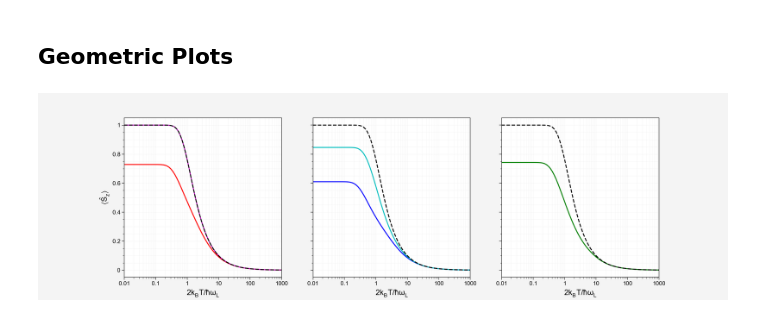
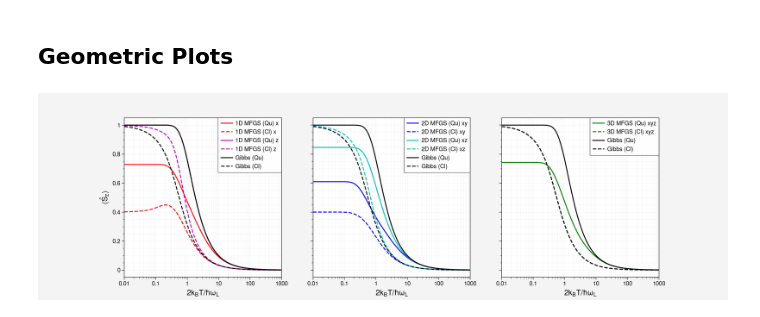
Before and after one commit to quantum-exeter/QuantumSpinDynamics, a Jupyter notebook: plot/plotStatics.ipynb, the cells around one changed output. Saved outputs shown, nothing was run; the diff lists cells and outputs as text; code cells hidden in the pictures.

Commit message:
Classical MFGS curves added.

```diff
--- a/plot/plotStatics.ipynb
+++ b/plot/plotStatics.ipynb
@@ -74,13 +56,19 @@ plt.savefig("C://Users//crh222//Dropbox//PhD//1. RC Mapping//Graphs//MFGS1D_thet
 # %% [markdown]
 ## Geometric Plots ##
 # %%
-dataG = np.array(pd.read_csv(r'C://Users//crh222//Data//Statics//gibbs.csv'))
+dataG = np.array(pd.read_csv(r'C://Users//crh222//Data//Quantum//Statics//Gibbs.csv'))
 # %%
-data1D_x = np.array(pd.read_csv(r'C://Users//crh222//Data//Statics//mfgs1D_x_prme100.csv'))
-data1D_z = np.array(pd.read_csv(r'C://Users//crh222//Data//Statics//mfgs1D_z_prme100.csv'))
-data2D_xy = np.array(pd.read_csv(r'C://Users//crh222//Data//Statics//mfgs2D_xy_prme15.csv'))
-data2D_xz = np.array(pd.read_csv(r'C://Users//crh222//Data//Statics//mfgs2D_xz_prme15.csv'))
-data3D_xyz = np.array(pd.read_csv(r'C://Users//crh222//Data//Statics//mfgs3D_xyz_prme5.csv'))
+data1D_x = np.array(pd.read_csv(r'C://Users//crh222//Data//Quantum//Statics//MFGS_1D_x_prma_100.csv'))
+data1D_z = np.array(pd.read_csv(r'C://Users//crh222//Data//Quantum//Statics//MFGS_1D_z_prma_100.csv'))
+data2D_xy = np.array(pd.read_csv(r'C://Users//crh222//Data//Quantum//Statics//MFGS_2D_xy_prma_10.csv'))
+data2D_xz = np.array(pd.read_csv(r'C://Users//crh222//Data//Quantum//Statics//MFGS_2D_xz_prma_10.csv'))
+data3D_xyz = np.array(pd.read_csv(r'C://Users//crh222//Data//Quantum//Statics//MFGS_3D_xyz_prma_5.csv'))
+
+data1D_x_cl = np.array(pd.read_csv(r'C://Users//crh222//Data//Classical//MFGS_1D_x_prma.csv'))
+data1D_z_cl = np.array(pd.read_csv(r'C://Users//crh222//Data//Classical//MFGS_1D_z_prma.csv'))
+data2D_xy_cl = np.array(pd.read_csv(r'C://Users//crh222//Data//Classical//MFGS_2D_xy_prma.csv'))
+data2D_xz_cl = np.array(pd.read_csv(r'C://Users//crh222//Data//Classical//MFGS_2D_xz_prma.csv'))
+data3D_xyz_cl = np.array(pd.read_csv(r'C://Users//crh222//Data//Classical//MFGS_3D_xyz_prma.csv'))
 # %%
 fig, ax = plt.subplots(1, 3, figsize=(15, 4.5))  #size in inches
 
@@ -88,43 +76,56 @@ ax[0].get_xaxis().tick_bottom()
 ax[0].get_yaxis().tick_left()
 ax[1].get_xaxis().tick_bottom()
 ax[1].get_yaxis().tick_left()
 ax[2].get_xaxis().tick_bottom()
 ax[2].get_yaxis().tick_left()
 
 ax[0].set_xlabel("$2k_B T/\hbar\omega_L$", fontsize=12)
 ax[0].set_ylabel("$\langle \\hat{S}_z\\rangle$", fontsize=12)
 ax[1].set_xlabel("$2k_B T/\hbar\omega_L$", fontsize=12)
 ax[2].set_xlabel("$2k_B T/\hbar\omega_L$", fontsize=12)
 
 ax[0].set_xlim(0.01, 1000)
 ax[1].set_xlim(0.01, 1000)
 ax[2].set_xlim(0.01, 1000)
 
 ax[1].axes.yaxis.set_ticklabels([])
 ax[2].axes.yaxis.set_ticklabels([])
 
 # pplt.rc.cycle = 'tab20b'
 # plt.rcParams['axes.prop_cycle'] = plt.cycler(color=['darkred', 'red', 'chocolate', 'goldenrod', 'olivedrab', 'darkolivegreen', 'steelblue', 'darkblue', 'indigo'])
 
 ##### Data ######
 
-ax[0].semilogx(data1D_x[:,0], -data1D_x[:,5], 'r-') # 1D MFGS X/Y
-ax[0].semilogx(data1D_z[:,0], -data1D_z[:,5], 'm-') # 1D MFGS Z
-ax[0].semilogx(dataG[:,0], -dataG[:,3], 'k--') # Gibbs State
+ax[0].semilogx(data1D_x[:,0], -data1D_x[:,1], 'r-', label="1D MFGS (Qu) x") # 1D MFGS X/Y
+ax[0].semilogx(data1D_x_cl[:,0], data1D_x_cl[:,1], 'r--', label="1D MFGS (Cl) x") # 1D MFGS X/Y
+ax[0].semilogx(data1D_z[:,0], -data1D_z[:,1], 'm-', label="1D MFGS (Qu) z") # 1D MFGS Z
+ax[0].semilogx(data1D_z_cl[:,0], data1D_z_cl[:,1], 'm--', label="1D MFGS (Cl) z") # 1D MFGS Z
+ax[0].semilogx(dataG[:,0], -dataG[:,1], 'k-', label="Gibbs (Qu)") # Gibbs State
+ax[0].semilogx(dataG[:,0], ((1/np.tanh(1/dataG[:,0]) - (dataG[:,0]))), 'k--', label="Gibbs (Cl)")
 ax[0].grid(which='both', lw='0.2')
 
-ax[1].semilogx(data2D_xy[:,0], -data2D_xy[:,5], 'b-') # 2D MFGS XY
-ax[1].semilogx(data2D_xz[:,0], -data2D_xz[:,5], 'c-') # 2D MFGS XZ
-ax[1].semilogx(dataG[:,0], -dataG[:,3], 'k--') # Gibbs State
+ax[1].semilogx(data2D_xy[:,0], -data2D_xy[:,1], 'b-', label="2D MFGS (Qu) xy") # 2D MFGS XY
+ax[1].semilogx(data2D_xy_cl[:,0], data2D_xy_cl[:,1], 'b--', label="2D MFGS (Cl) xy") # 2D MFGS XY
+ax[1].semilogx(data2D_xz[:,0], -data2D_xz[:,1], 'c-',label="2D MFGS (Qu) xz") # 2D MFGS XZ
+ax[1].semilogx(data2D_xz_cl[:,0], data2D_xz_cl[:,1], 'c--', label="2D MFGS (Cl) xz") # 2D MFGS XY
+ax[1].semilogx(dataG[:,0], -dataG[:,1], 'k-', label="Gibbs (Qu)") # Gibbs State
+ax[1].semilogx(dataG[:,0], ((1/np.tanh(1/dataG[:,0]) - (dataG[:,0]))), 'k--', label="Gibbs (Cl)")
+
 ax[1].grid(which='both', lw='0.2')
 
-ax[2].semilogx(data3D_xyz[:,0], -data3D_xyz[:,5], 'g-') # 3D MFGS XYZ
-ax[2].semilogx(dataG[:,0], -dataG[:,3], 'k--') # Gibbs State
+ax[2].semilogx(data3D_xyz[:,0], -data3D_xyz[:,1], 'g-', label="3D MFGS (Qu) xyz") # 3D MFGS XYZ
+ax[2].semilogx(data3D_xyz_cl[:,0], data3D_xyz_cl[:,1], 'g--', label="3D MFGS (Cl) xyz") # 3D MFGS XYZ
+ax[2].semilogx(dataG[:,0], -dataG[:,1], 'k-', label="Gibbs (Qu)") # Gibbs State
+ax[2].semilogx(dataG[:,0], ((1/np.tanh(1/dataG[:,0]) - (dataG[:,0]))), 'k--', label="Gibbs (Cl)") # Gibbs State
 ax[2].grid(which='both', lw='0.2')
 
-plt.savefig("C://Users//crh222//Dropbox//PhD//1. RC Mapping//Graphs//Statics//dimension_comparison_prme_raw.pdf", dpi=300)
+ax[0].legend(ncol=1)
+ax[1].legend(ncol=1)
+ax[2].legend(ncol=1)
+
+plt.savefig("C://Users//crh222//Dropbox//PhD//1. RC Mapping//Graphs//Statics//dimension_comparison_NEW", dpi=300)
 # %% [output]
-[figure, old version]
+[figure, new version]
 # %%
 dataCl = np.array(pd.read_csv(r'/Users/charliehogg/Data/Classical/test.csv'))
 # %%
```
Also changed, not shown: parts of 2 cells of this notebook.
